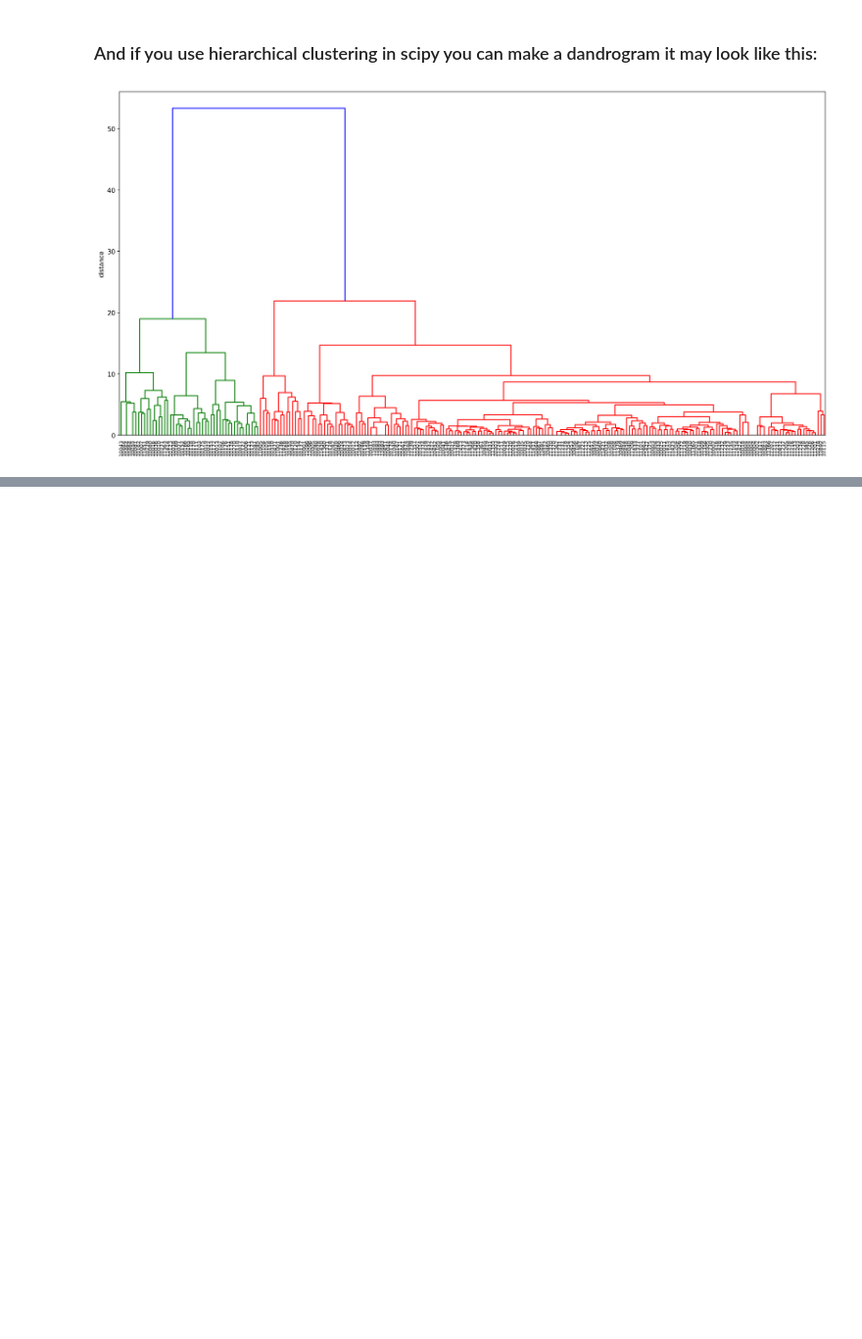
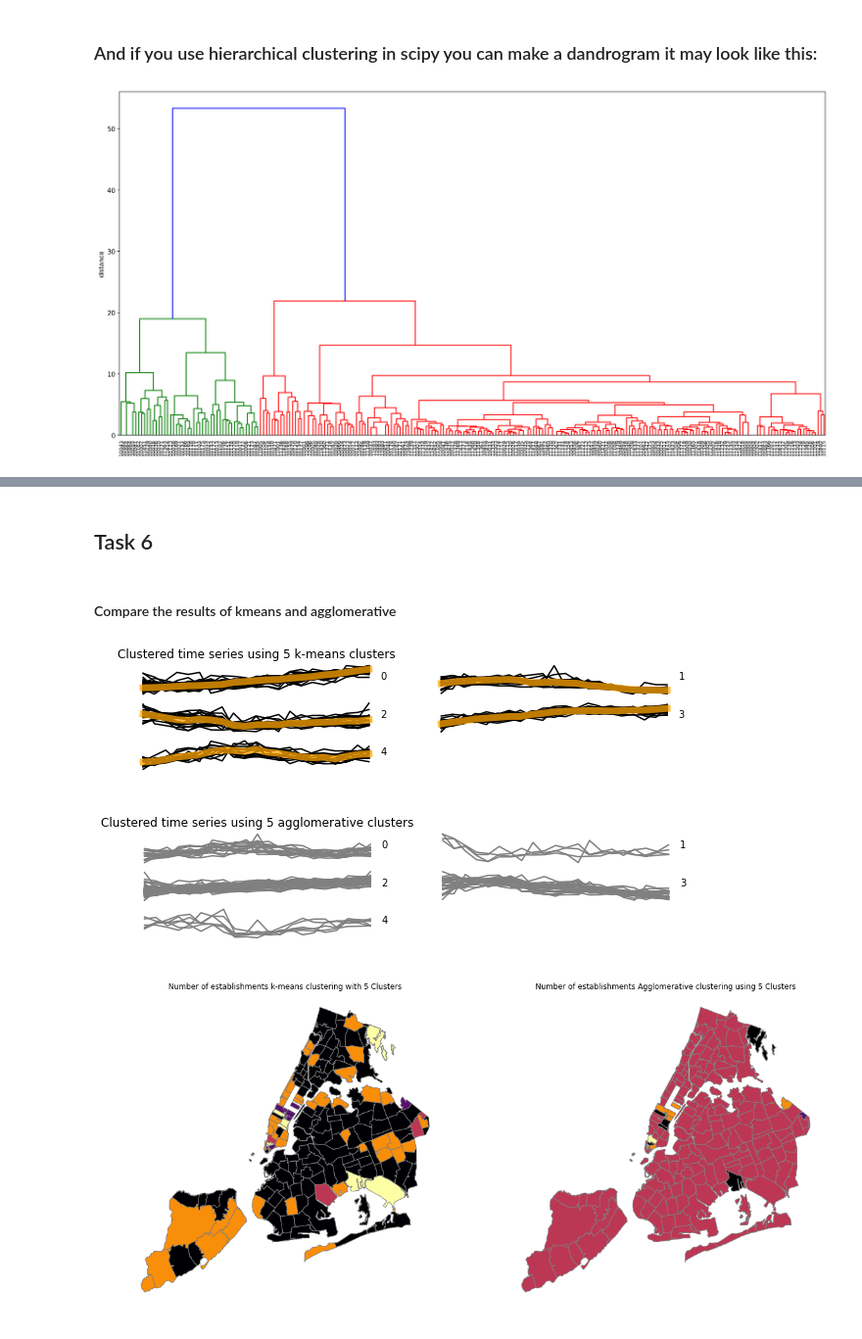
Before and after one commit to SohamMody/PUI2018_srm699, a Jupyter notebook: HW12_srm699/HW12_Assignment2_srm699.ipynb, the cells around one changed output, grey strips where cells are left out. Shown at 98% size. Saved outputs shown, nothing was run; the diff lists cells and outputs as text; code cells hidden in the pictures; blank space fills up the shorter version.

```diff
--- a/HW12_srm699/HW12_Assignment2_srm699.ipynb
+++ b/HW12_srm699/HW12_Assignment2_srm699.ipynb
@@ -475,0 +485,55 @@ ddg = scp.hierarchy.dendrogram(scp.hierarchy.linkage(vals, method='ward'),
+# %% [markdown]
+## Task 6
+# %% [markdown]
+#### Compare the results of kmeans and agglomerative
+# %%
+fig = plt.figure(figsize=(10,2))
+
+for i in range(0,5):
+    a = vals_clustered_2.loc[vals_clustered_2['labels']==i].iloc[:,:len(vals_clustered_2.columns)-1]
+    ax = fig.add_subplot(321+i)
+    if i ==0 : ax.set_title('Clustered time series using 5 k-means clusters')
+    ax.axis('off')
+    ax.annotate('{}'.format(i),xy=(1,1),xytext=(1, 0.5),textcoords='axes fraction')
+    for index,row in a.iterrows():
+        plt.plot(range(len(vals_clustered_2.columns)-1),row,c='black')
+    plt.plot(range(len(vals_clustered_2.columns)-1),centres[i],c='orange',lw=7,alpha=0.75)
+
+
+fig = plt.figure(figsize=(10,2))
+for i in range(0,5):
+    a = vals_clustered_agc.loc[vals_clustered_agc['labels']==i].iloc[:,:len(vals_clustered_agc.columns)-1]
+    ax = fig.add_subplot(321+i)
+    if i ==0 : ax.set_title('Clustered time series using 5 agglomerative clusters')
+    ax.axis('off')
+    ax.annotate('{}'.format(i),xy=(1,1),xytext=(1, 0.5),textcoords='axes fraction')
+    for index,row in a.iterrows():
+        plt.plot(range(len(vals_clustered_agc.columns)-1),row,c='grey')
+#     plt.plot(range(len(vals_clustered_2.columns)-1),centres[i],c='orange',lw=7,alpha=0.75)
+
+fig,(ax1,ax2) = plt.subplots(1,2,figsize=(20,20))
+vals_clustered_with_geom_2.plot(column='labels',ax=ax1,  edgecolor='grey',\
+                                legend_kwds= {'size': 6}, cmap='inferno')
+ax1.set_title('Number of establishments k-means clustering with 5 Clusters')
+ax1.axis('off')
+# ax.legend(['0','1','2','3'])
+
+#Correct aspect ratio
+# ax.axes.set_aspect('equal')
+
+# plt.show()
+# fig,ax = plt.subplots(figsize=(10,10))
+vals_clustered_with_geom_agc.plot(column='labels',ax=ax2,edgecolor='grey',cmap='inferno')
+ax2.set_title('Number of establishments Agglomerative clustering using 5 Clusters')
+ax2.axis('off')
+# ax.legend(['0','1','2','3'])
+
+
+#Correct aspect ratio
+# ax.axes.set_aspect('equal')
+
+plt.show()
+# %% [output]
+[figure, added]
+[figure, added]
+[figure, added]
```
Also changed, not shown: parts of 21 cells of this notebook, 1 other file.
